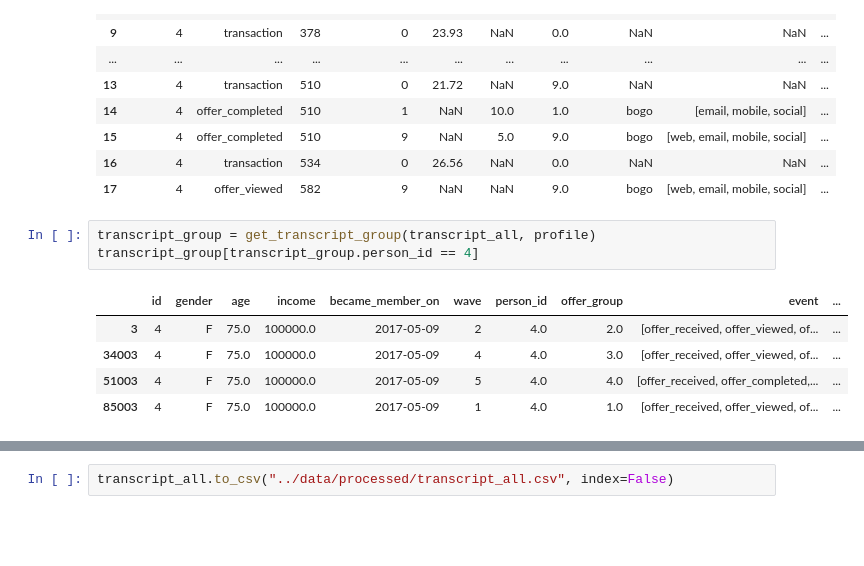
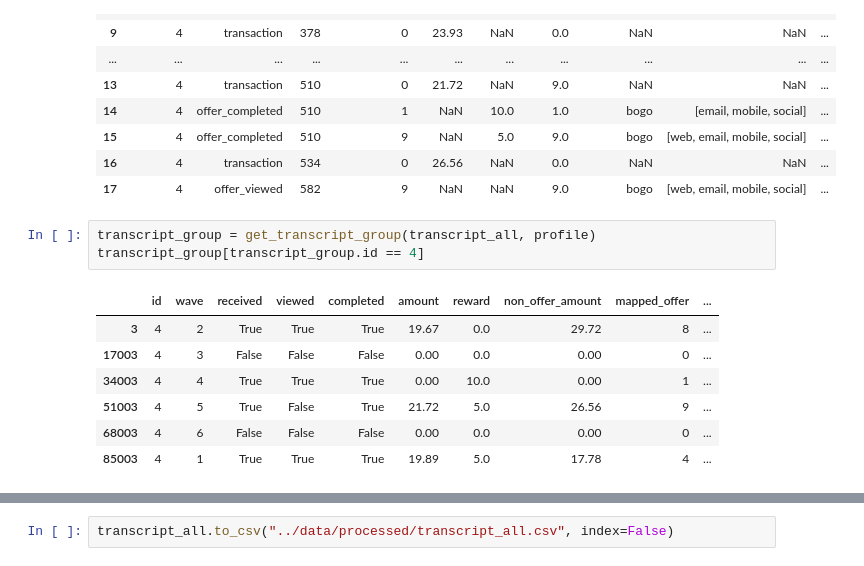
Before and after one commit to netxph/sb-capstone, a Jupyter notebook: notebooks/04 - Data Preparation.ipynb, the cells around one changed output, grey strips where cells are left out. Saved outputs shown, nothing was run; the diff lists cells and outputs as text; blank space fills up the shorter version.

```diff
--- a/notebooks/04 - Data Preparation.ipynb
+++ b/notebooks/04 - Data Preparation.ipynb
@@ -145,10 +145,12 @@ transcript_all[transcript_all.person_id == 4]
 | 17 | 4 | offer_viewed | 582 | 9 | NaN | NaN | 9.0 | bogo | [web, email, mobile, social] | ... |
 # %%
 transcript_group = get_transcript_group(transcript_all, profile)
-transcript_group[transcript_group.person_id == 4]
+transcript_group[transcript_group.id == 4]
 # %% [output]
-|  | id | gender | age | income | became_member_on | wave | person_id | offer_group | event | ... |
-| 3 | 4 | F | 75.0 | 100000.0 | 2017-05-09 | 2 | 4.0 | 2.0 | [offer_received, offer_viewed, of... | ... |
-| 34003 | 4 | F | 75.0 | 100000.0 | 2017-05-09 | 4 | 4.0 | 3.0 | [offer_received, offer_viewed, of... | ... |
-| 51003 | 4 | F | 75.0 | 100000.0 | 2017-05-09 | 5 | 4.0 | 4.0 | [offer_received, offer_completed,... | ... |
-| 85003 | 4 | F | 75.0 | 100000.0 | 2017-05-09 | 1 | 4.0 | 1.0 | [offer_received, offer_viewed, of... | ... |
+|  | id | wave | received | viewed | completed | amount | reward | non_offer_amount | mapped_offer | ... |
+| 3 | 4 | 2 | True | True | True | 19.67 | 0.0 | 29.72 | 8 | ... |
+| 17003 | 4 | 3 | False | False | False | 0.00 | 0.0 | 0.00 | 0 | ... |
+| 34003 | 4 | 4 | True | True | True | 0.00 | 10.0 | 0.00 | 1 | ... |
+| 51003 | 4 | 5 | True | False | True | 21.72 | 5.0 | 26.56 | 9 | ... |
+| 68003 | 4 | 6 | False | False | False | 0.00 | 0.0 | 0.00 | 0 | ... |
+| 85003 | 4 | 1 | True | True | True | 19.89 | 5.0 | 17.78 | 4 | ... |
```
Also changed, not shown: parts of 6 cells of this notebook, 3 other files.
